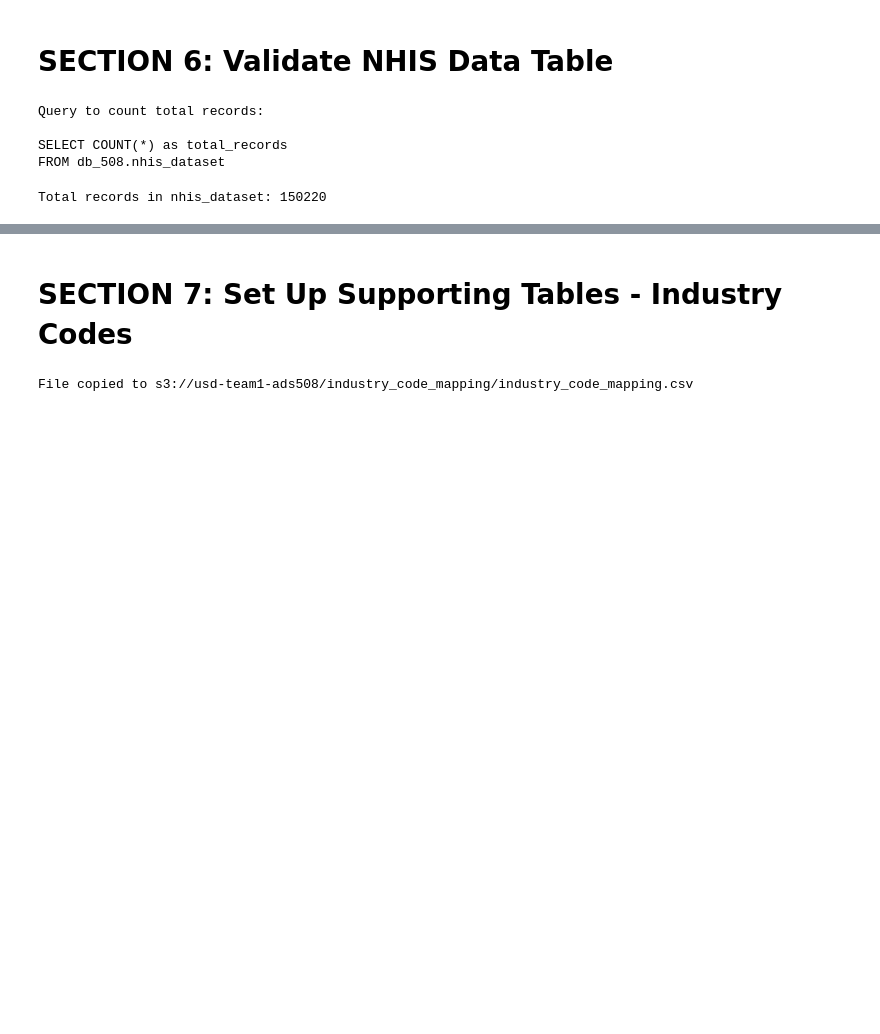
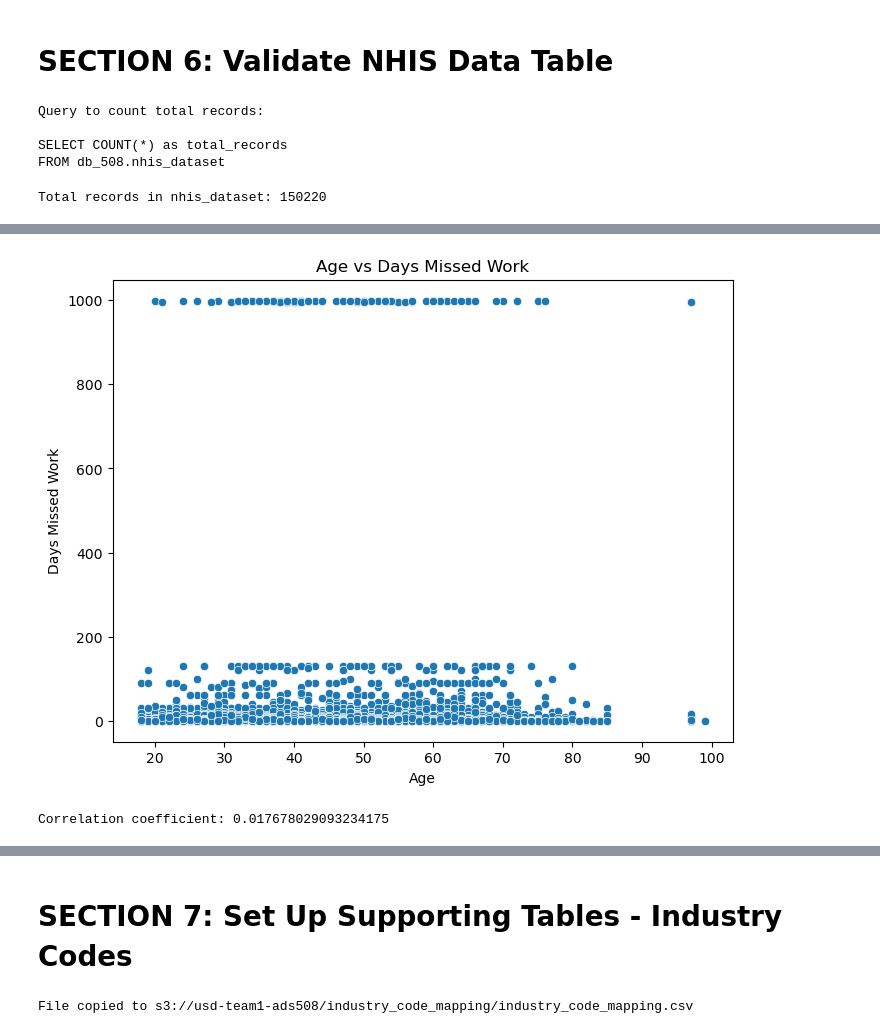
Before and after one commit to renaqd/sagemaker-mlops, a Jupyter notebook: data_management/data_ingestion.ipynb, the cells around one changed output, grey strips where cells are left out. Cells and saved outputs as stored; diff of their text form; code cells hidden in the pictures; blank space fills up the shorter version.

```diff
--- a/data_management/data_ingestion.ipynb
+++ b/data_management/data_ingestion.ipynb
@@ -396,0 +498,21 @@ Sample records from nhis_dataset:
+# %%
+# 5.5 Correlation Analysis
+correlation_query = f"""
+SELECT AGEP_A, EMPDYSMSS3_A
+FROM {database_name}.{table_name}
+WHERE AGEP_A IS NOT NULL AND EMPDYSMSS3_A IS NOT NULL
+LIMIT 10000
+"""
+
+df_corr = pd.read_sql(correlation_query, conn)
+
+plt.figure(figsize=(8, 6))
+sns.scatterplot(x='AGEP_A', y='EMPDYSMSS3_A', data=df_corr)
+plt.title('Age vs Days Missed Work')
+plt.xlabel('Age')
+plt.ylabel('Days Missed Work')
+plt.show()
+print("Correlation coefficient:", df_corr['AGEP_A'].corr(df_corr['EMPDYSMSS3_A']))
+# %% [output]
+[figure, added]
+Correlation coefficient: 0.017678029093234175
```
Also changed, not shown: parts of 15 cells of this notebook.
